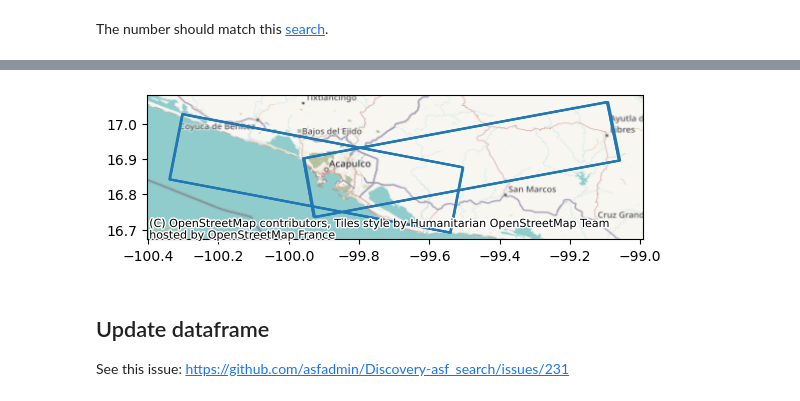
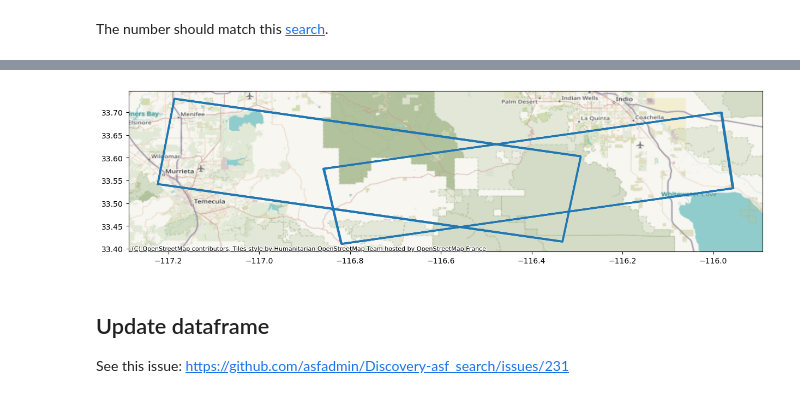
Before and after one commit to OPERA-Cal-Val/OPERA-RTC-S1-NB, a Jupyter notebook: 0_search_and_download.ipynb, the cells around one changed output, grey strips where cells are left out. Saved outputs shown, nothing was run; the diff lists cells and outputs as text; code cells hidden in the pictures.

Commit message:
rerun with gustavos visual

```diff
--- a/0_search_and_download.ipynb
+++ b/0_search_and_download.ipynb
@@ -16,3 +16,10 @@ import concurrent.futures
 out = Path('out')
 # %% [markdown]
 # Search
+# %%
+
+# higland_fire
+pt = [-116.4461721, 33.4740632]
+
+## Acpulco
+#pt = [-99.8796, 16.8421]
@@ -19,5 +30,5 @@ out = Path('out')
 # %%
-resp = asf.geo_search(intersectsWith=Point(-99.8796, 16.8421).wkt,
+resp = asf.geo_search(intersectsWith=Point(*pt).wkt,
                       processingLevel='RTC',
                       platform=asf.constants.SENTINEL1)
 len(resp)
@@ -46,9 +57,9 @@ df_resp.head()
 # %%
-fig, ax = plt.subplots()
+fig, ax = plt.subplots(figsize=(15, 10))
 df_resp.exterior.plot(ax=ax)
 cx.add_basemap(ax, crs=df_resp.crs.to_string())
 # %% [output]
-[figure, old version]
+[figure, new version]
 # %% [markdown]
 ## Update dataframe
 
```
Also changed, not shown: parts of 6 cells of this notebook, 1 other file.
